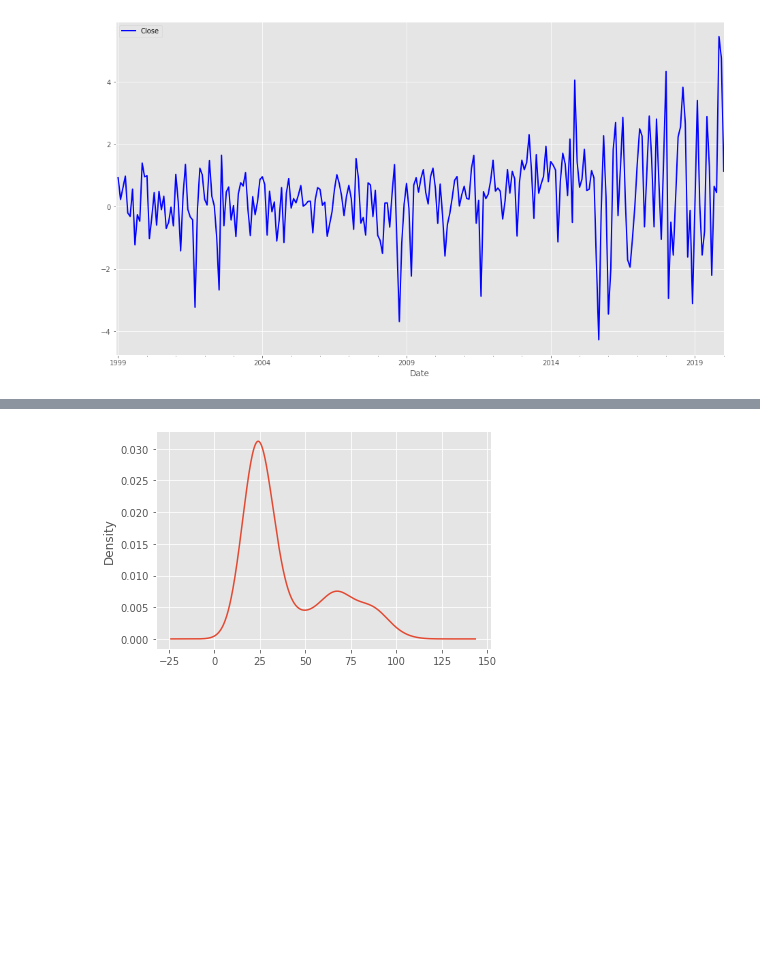
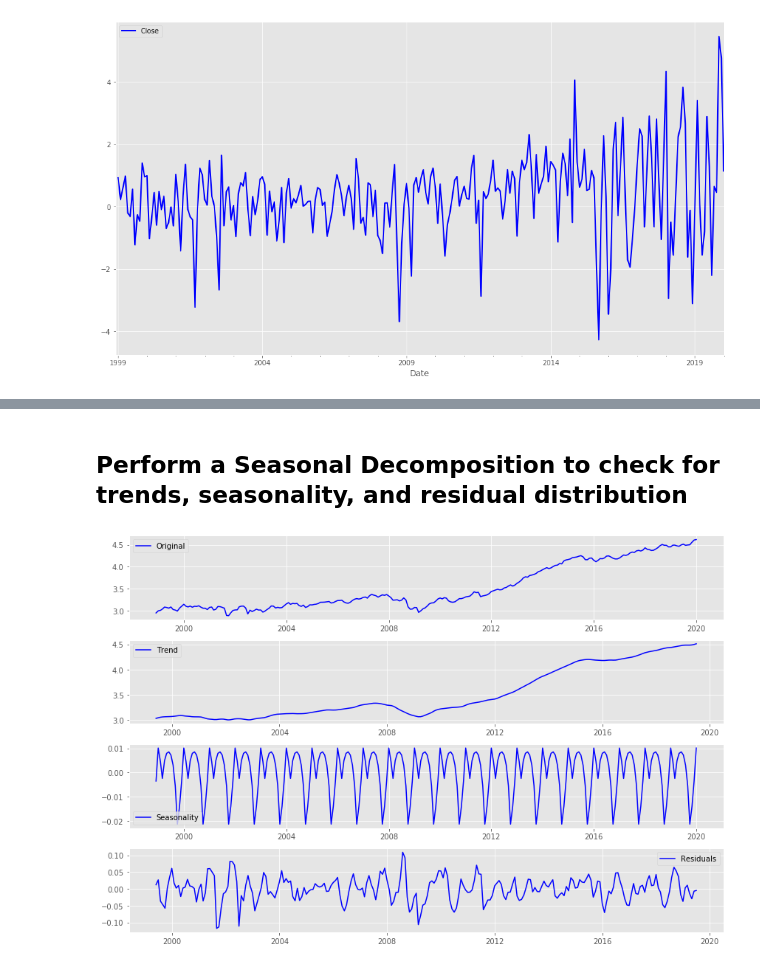
Before and after one commit to andrewcole33/xlv_time_series_analysis, a Jupyter notebook: XLV_time_series.ipynb, the cells around one changed output, grey strips where cells are left out. Drawn from its saved outputs; the diff is of its cells as text; code cells hidden in the pictures; blank space fills up the shorter version.

Commit message:
Perform stationarity checks on XLV Time Series. Also create scratch code files

```diff
--- a/XLV_time_series.ipynb
+++ b/XLV_time_series.ipynb
@@ -87,5 +67,0 @@ plt.show()
-# %%
-xlv_monthly_mean.plot(kind = 'kde');
-#Not normally distributed
-# %% [output]
-[figure, removed]
@@ -93,0 +68,26 @@ xlv_monthly_mean.plot(kind = 'kde');
+# %% [markdown]
+## Perform a Seasonal Decomposition to check for trends, seasonality, and residual distribution
+# %%
+from statsmodels.tsa.seasonal import seasonal_decompose
+decomposition = seasonal_decompose(np.log(xlv_monthly_mean))
+# %%
+trend = decomposition.trend
+seasonal = decomposition.seasonal
+residual = decomposition.resid
+# %%
+plt.figure(figsize=(12,8))
+plt.subplot(411)
+plt.plot(np.log(xlv_monthly_mean), label='Original', color="blue")
+plt.legend(loc='best')
+plt.subplot(412)
+plt.plot(trend, label='Trend', color="blue")
+plt.legend(loc='best')
+plt.subplot(413)
+plt.plot(seasonal,label='Seasonality', color="blue")
+plt.legend(loc='best')
+plt.subplot(414)
+plt.plot(residual, label='Residuals', color="blue")
+plt.legend(loc='best')
+plt.tight_layout()
+# %% [output]
+[figure, added]
```
Also changed, not shown: parts of 12 cells of this notebook, 3 other files.
